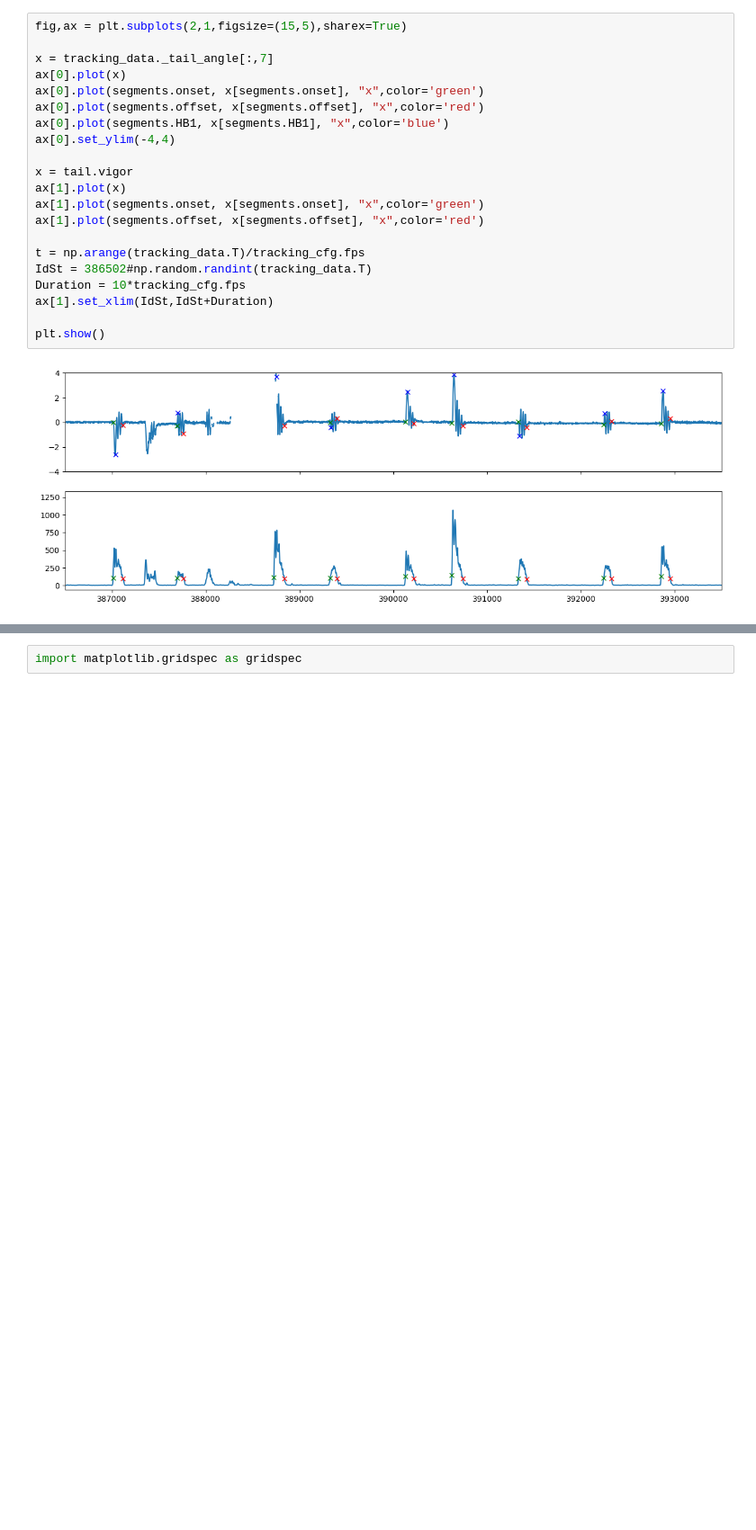
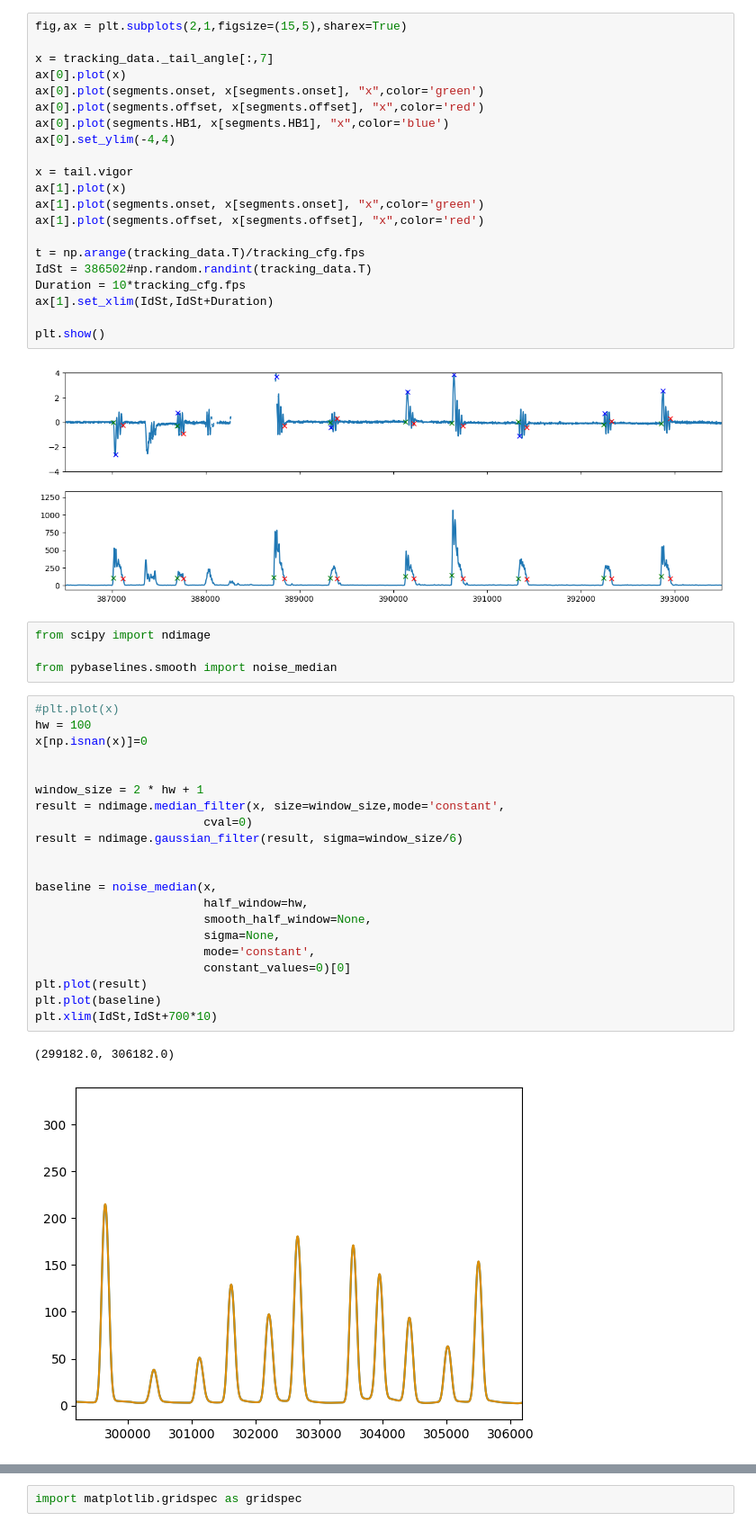
Before and after one commit to orger-lab/megabouts, a Jupyter notebook: docs/source/notebooks/tutorial_FullTracking_Pipeline.ipynb, the cells around one changed output, grey strips where cells are left out. Shown at 90% size. Cells and saved outputs as stored; diff of their text form; blank space fills up the shorter version.

```diff
--- a/docs/source/notebooks/tutorial_FullTracking_Pipeline.ipynb
+++ b/docs/source/notebooks/tutorial_FullTracking_Pipeline.ipynb
@@ -56,3 +57,31 @@ ax[1].set_xlim(IdSt,IdSt+Duration)
 plt.show()
 # %% [output]
 [figure]
+# %%
+from scipy import ndimage
+
+from pybaselines.smooth import noise_median
+# %%
+#plt.plot(x)
+hw = 100
+x[np.isnan(x)]=0
+
+
+window_size = 2 * hw + 1
+result = ndimage.median_filter(x, size=window_size,mode='constant',
+                        cval=0)
+result = ndimage.gaussian_filter(result, sigma=window_size/6)
+
+
+baseline = noise_median(x,
+                        half_window=hw,
+                        smooth_half_window=None,
+                        sigma=None,
+                        mode='constant',
+                        constant_values=0)[0]
+plt.plot(result)
+plt.plot(baseline)
+plt.xlim(IdSt,IdSt+700*10)
+# %% [output]
+(299182.0, 306182.0)
+[figure, added]
```
Also changed, not shown: parts of 6 cells of this notebook, 10 other files.
